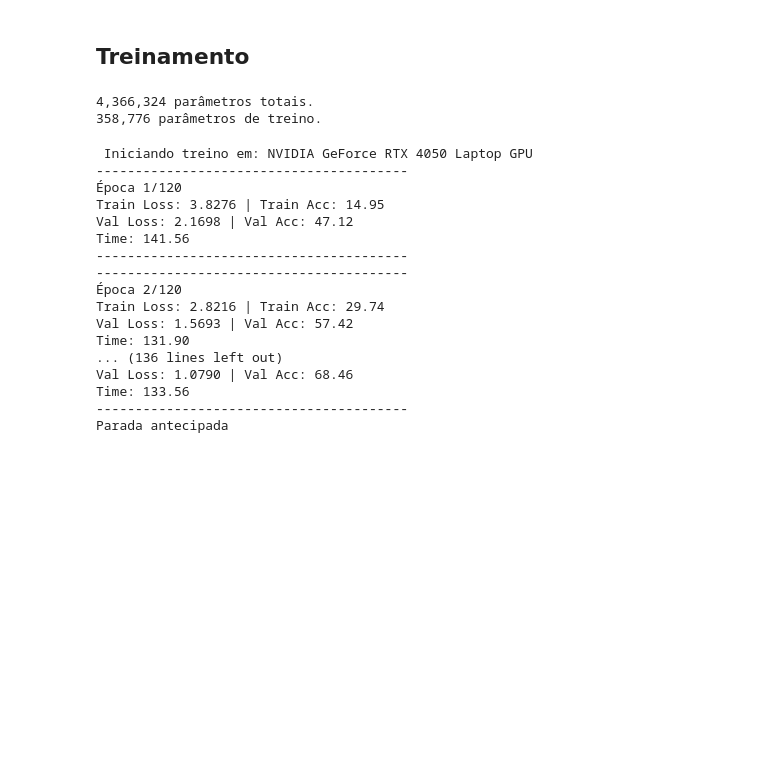
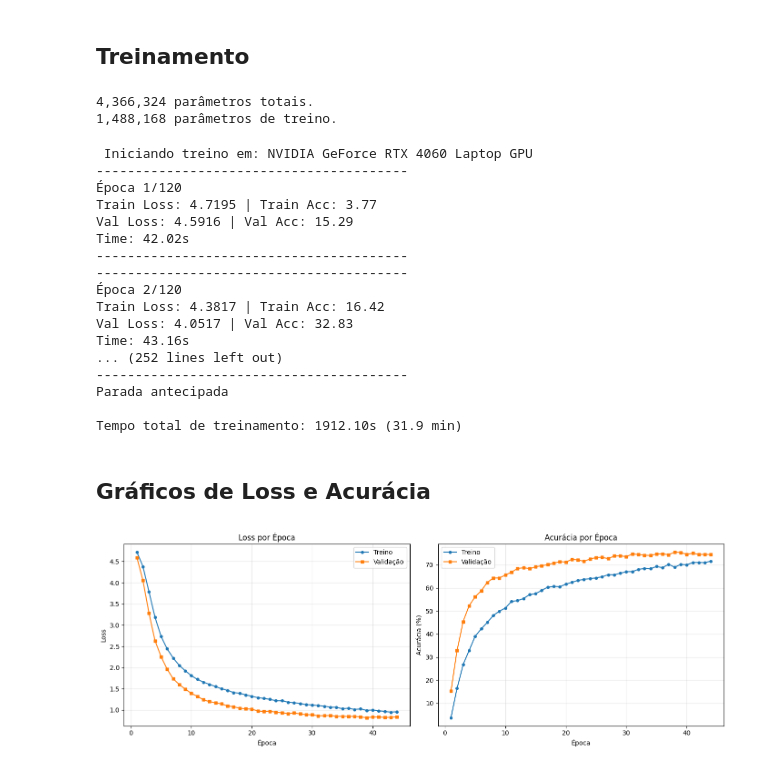
Before and after one commit to RaffaellaSantos/efficientNetB0, a Jupyter notebook: Topicos1_2026_1_AP1.ipynb, the cells around one changed output. Drawn from its saved outputs; the diff is of its cells as text; code cells hidden in the pictures; blank space fills up the shorter version.

Commit message:
Métricas e gráficos

```diff
--- a/Topicos1_2026_1_AP1.ipynb
+++ b/Topicos1_2026_1_AP1.ipynb
@@ -242,8 +246,8 @@ total_trainable_params = sum(
 print(f"{total_trainable_params:,} parâmetros de treino.")
 
 otimizador = optim.Adam(
-    modelo.parameters(),
-    lr=1e-3,
+    [{"params": modelo.enbzero.features[-2:].parameters(), "lr": 5e-6},
+    {"params": modelo.enbzero.classifier.parameters(), "lr": 5e-5}],
     weight_decay=1e-4
 )
 
@@ -254,7 +258,7 @@ epocas = 120
 historico = []
 # %% [output]
 4,366,324 parâmetros totais.
-358,776 parâmetros de treino.
+1,488,168 parâmetros de treino.
 # %%
 def train(model, train_loader, optimizer, criterion):
   model.train()
@@ -317,6 +321,7 @@ def validate(model, val_loader, criterion):
 patience = 5
 patience_loss = 0
 best_loss = float('inf')
+time_total = 0.0
 
 device_name = torch.cuda.get_device_name(0) if torch.cuda.is_available() else "CPU"
 print(f"\n Iniciando treino em: {device_name}")
@@ -330,41 +335,44 @@ for epoca in range(epocas):
 
   if val_epoch_loss < best_loss:
       best_loss = val_epoch_loss
-      torch.save(modelo.state_dict(), './data/alexnet_dogs_validate.pth')
+      torch.save(modelo.state_dict(), './data/efficientnetb0_dogs_best.pth')
       patience_loss = 0
   else:
     patience_loss += 1
+
+  time_epoca = time.time() - start_time
+  time_total += time_epoca
+
+  print(40*'-')
+  print(f"Época {epoca+1}/{epocas}")
+  print(f"Train Loss: {train_epoch_loss:.4f} | Train Acc: {train_epoch_acc:.2f}")
+  print(f"Val Loss: {val_epoch_loss:.4f} | Val Acc: {val_epoch_acc:.2f}")
+  print(f"Time: {time_epoca:.2f}s")
+  print(40*'-')
+
+  historico.append([epoca+1, train_epoch_loss, train_epoch_acc, val_epoch_loss, val_epoch_acc, time_epoca])
 
   if patience_loss >= patience:
     print("Parada antecipada")
     break
 
-  final_time = time.time() - start_time
-
-  print(40*'-')
-  print(f"Época {epoca+1}/{epocas}")
-  print(f"Train Loss: {train_epoch_loss:.4f} | Train Acc: {train_epoch_acc:.2f}")
-  print(f"Val Loss: {val_epoch_loss:.4f} | Val Acc: {val_epoch_acc:.2f}")
-  print(f"Time: {final_time:.2f}")
-  print(40*'-')
-
-  historico.append([epoca+1, train_epoch_loss, train_epoch_acc, val_epoch_loss, val_epoch_acc])
+print(f"\nTempo total de treinamento: {time_total:.2f}s ({time_total/60:.1f} min)")
 # %% [output]
- Iniciando treino em: NVIDIA GeForce RTX 4050 Laptop GPU
+ Iniciando treino em: NVIDIA GeForce RTX 4060 Laptop GPU
 ----------------------------------------
 Época 1/120
-Train Loss: 3.8276 | Train Acc: 14.95
-Val Loss: 2.1698 | Val Acc: 47.12
-Time: 141.56
+Train Loss: 4.7195 | Train Acc: 3.77
+Val Loss: 4.5916 | Val Acc: 15.29
+Time: 42.02s
 ----------------------------------------
 ----------------------------------------
 Época 2/120
-Train Loss: 2.8216 | Train Acc: 29.74
-Val Loss: 1.5693 | Val Acc: 57.42
-Time: 131.90
-... (136 lines left out)
-Val Loss: 1.0790 | Val Acc: 68.46
-Time: 133.56
+Train Loss: 4.3817 | Train Acc: 16.42
+Val Loss: 4.0517 | Val Acc: 32.83
+Time: 43.16s
+... (252 lines left out)
 ----------------------------------------
 Parada antecipada
+
+Tempo total de treinamento: 1912.10s (31.9 min)
 # %%
@@ -372,2 +380,30 @@ df = pd.DataFrame(historico, columns=["epoca","train_loss","train_acuracia", "va
 
 df.to_csv("historico_treinamento.csv", index=False)
+# %% [markdown]
+## Gráficos de Loss e Acurácia
+# %%
+df = pd.read_csv("historico_treinamento.csv")
+
+fig, axes = plt.subplots(1, 2, figsize=(14, 5))
+
+axes[0].plot(df["epoca"], df["train_loss"], label="Treino", marker="o", markersize=4)
+axes[0].plot(df["epoca"], df["validate_loss"], label="Validação", marker="s", markersize=4)
+axes[0].set_title("Loss por Época")
+axes[0].set_xlabel("Época")
+axes[0].set_ylabel("Loss")
+axes[0].legend()
+axes[0].grid(True, alpha=0.3)
+
+axes[1].plot(df["epoca"], df["train_acuracia"], label="Treino", marker="o", markersize=4)
+axes[1].plot(df["epoca"], df["validate_acuracia"], label="Validação", marker="s", markersize=4)
+axes[1].set_title("Acurácia por Época")
+axes[1].set_xlabel("Época")
+axes[1].set_ylabel("Acurácia (%)")
+axes[1].legend()
+axes[1].grid(True, alpha=0.3)
+
+plt.tight_layout()
+plt.savefig("graficos_treinamento.png", dpi=150, bbox_inches="tight")
+plt.show()
+# %% [output]
+[figure, added]
```
Also changed, not shown: parts of 9 cells of this notebook, 4 other files.
